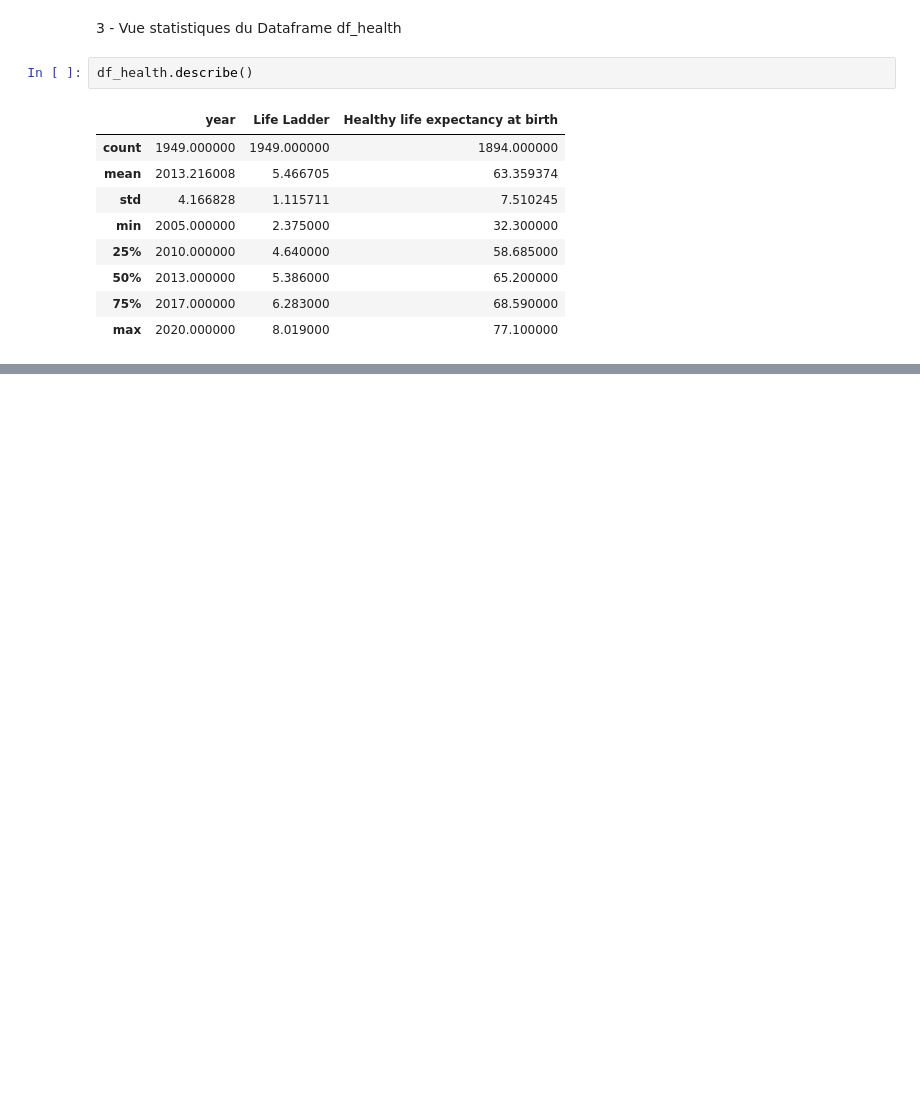
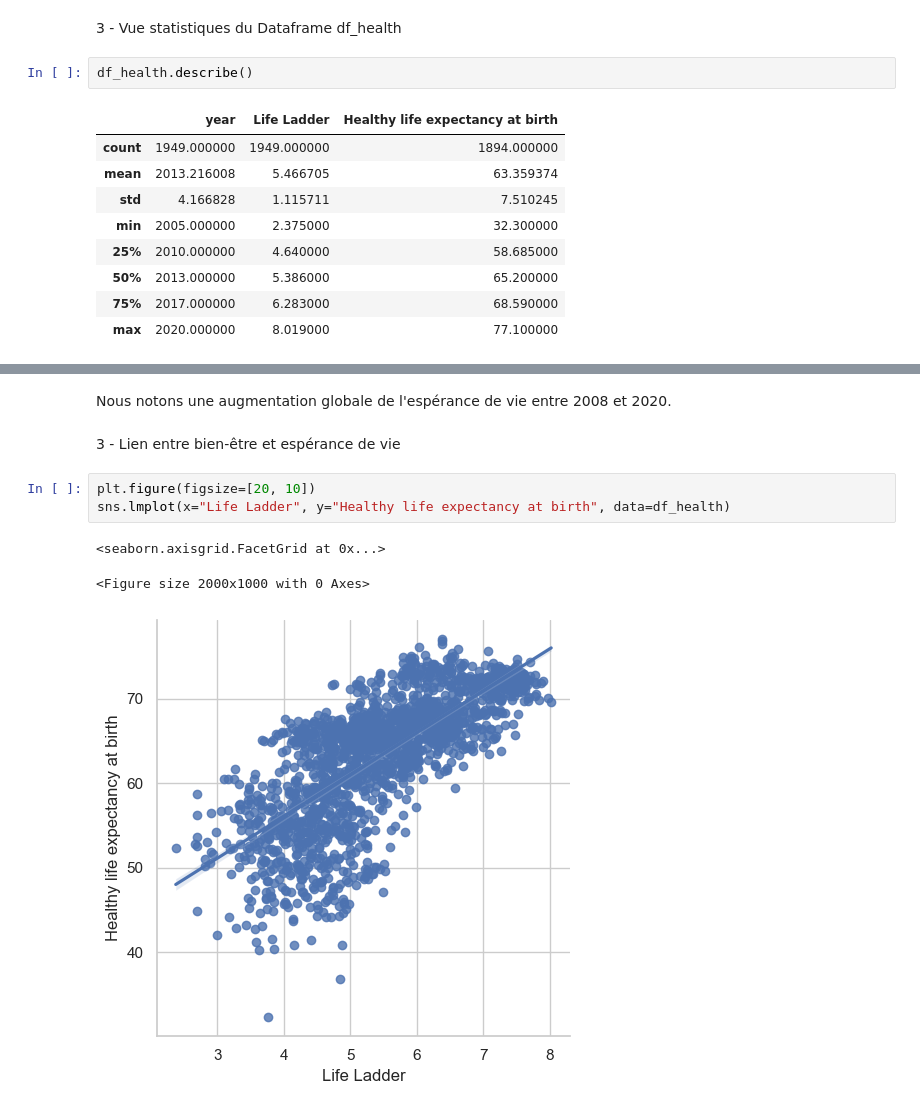
Before and after one commit to khelifaYacine/Analyse-du-rapport-du-bien--tre-sur-terre, a Jupyter notebook: EDA_LM-1.ipynb, the cells around one changed output, grey strips where cells are left out. Saved outputs shown, nothing was run; the diff lists cells and outputs as text; blank space fills up the shorter version.

```diff
--- a/EDA_LM-1.ipynb
+++ b/EDA_LM-1.ipynb
@@ -749,0 +785,11 @@ df_health.describe()
+# %% [markdown]
+Nous notons une augmentation globale de l'espérance de vie entre 2008 et 2020.
+# %% [markdown]
+3 - Lien entre bien-être et espérance de vie
+# %%
+plt.figure(figsize=[20, 10])
+sns.lmplot(x="Life Ladder", y="Healthy life expectancy at birth", data=df_health)
+# %% [output]
+<seaborn.axisgrid.FacetGrid at 0x...>
+<Figure size 2000x1000 with 0 Axes>
+[figure, added]
```
Also changed, not shown: parts of 5 cells of this notebook.
